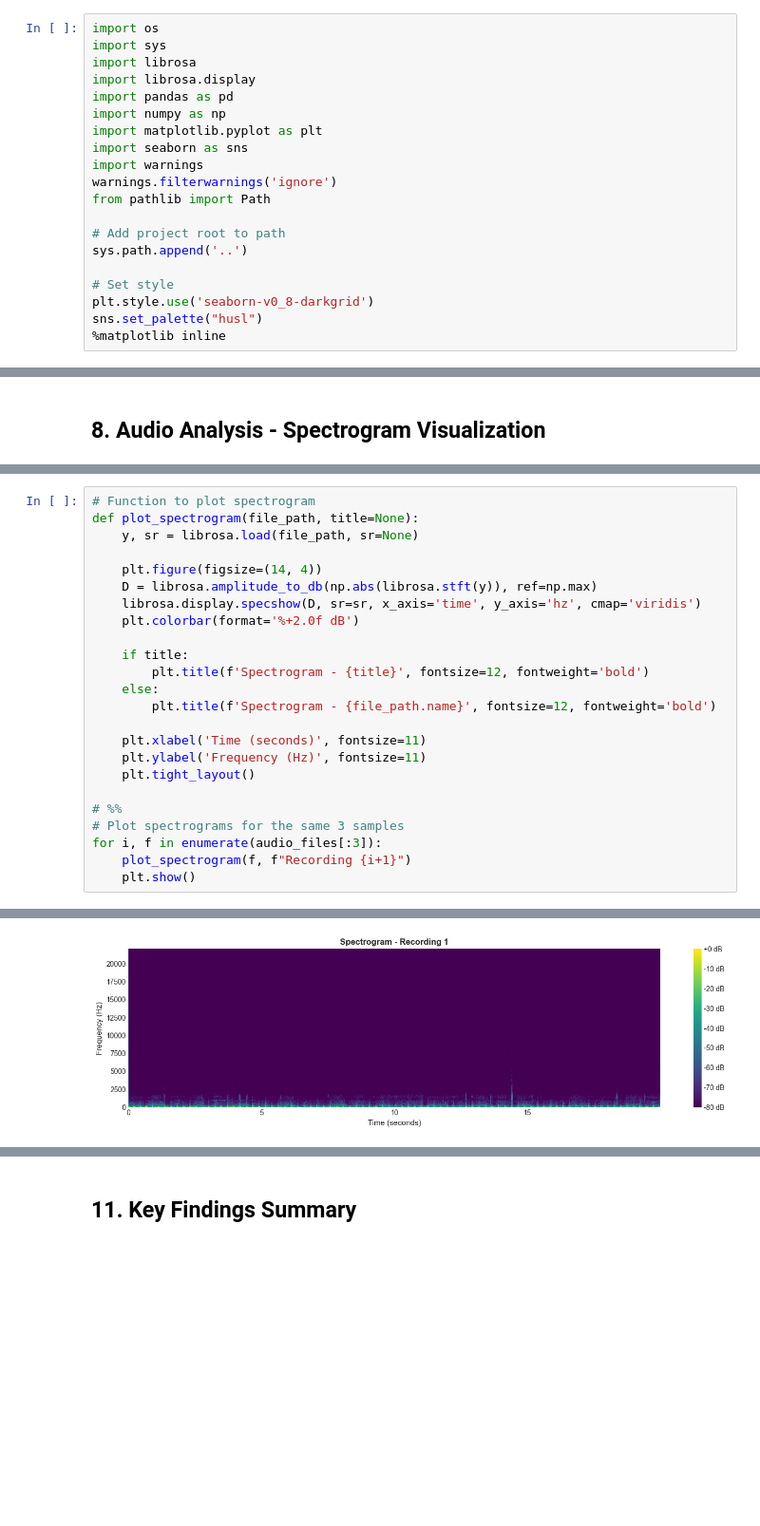
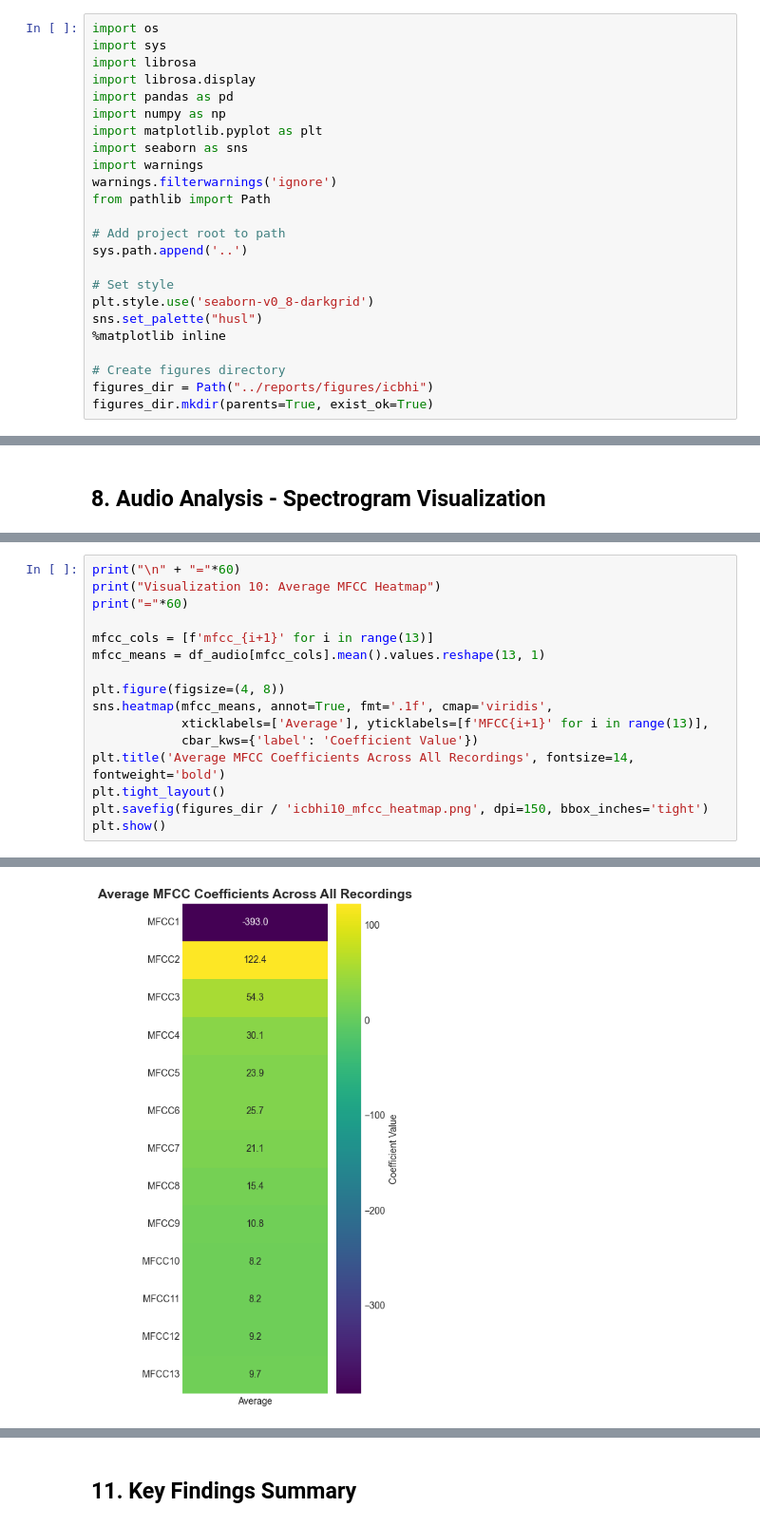
Before and after one commit to mablemunanura/NEONATES, a Jupyter notebook: notebooks/eda_icbhi.ipynb, the cells around one changed output, grey strips where cells are left out. Shown at 95% size. Saved outputs shown, nothing was run; the diff lists cells and outputs as text; blank space fills up the shorter version.

```diff
--- a/notebooks/eda_icbhi.ipynb
+++ b/notebooks/eda_icbhi.ipynb
@@ -25,6 +25,10 @@ sys.path.append('..')
 plt.style.use('seaborn-v0_8-darkgrid')
 sns.set_palette("husl")
 %matplotlib inline
+
+# Create figures directory
+figures_dir = Path("../reports/figures/icbhi")
+figures_dir.mkdir(parents=True, exist_ok=True)
 # %% [markdown]
 ## 2. Define Path
 # %%
@@ -342,25 +534,17 @@ for i, f in enumerate(sample_waveforms):
 # %%
-# Function to plot spectrogram
-def plot_spectrogram(file_path, title=None):
-    y, sr = librosa.load(file_path, sr=None)
+print("\n" + "="*60)
+print("Visualization 10: Average MFCC Heatmap")
+print("="*60)
 
-    plt.figure(figsize=(14, 4))
-    D = librosa.amplitude_to_db(np.abs(librosa.stft(y)), ref=np.max)
-    librosa.display.specshow(D, sr=sr, x_axis='time', y_axis='hz', cmap='viridis')
-    plt.colorbar(format='%+2.0f dB')
+mfcc_cols = [f'mfcc_{i+1}' for i in range(13)]
+mfcc_means = df_audio[mfcc_cols].mean().values.reshape(13, 1)
 
-    if title:
-        plt.title(f'Spectrogram - {title}', fontsize=12, fontweight='bold')
-    else:
-        plt.title(f'Spectrogram - {file_path.name}', fontsize=12, fontweight='bold')
-
-    plt.xlabel('Time (seconds)', fontsize=11)
-    plt.ylabel('Frequency (Hz)', fontsize=11)
-    plt.tight_layout()
-
-# %%
-# Plot spectrograms for the same 3 samples
-for i, f in enumerate(audio_files[:3]):
-    plot_spectrogram(f, f"Recording {i+1}")
-    plt.show()
+plt.figure(figsize=(4, 8))
+sns.heatmap(mfcc_means, annot=True, fmt='.1f', cmap='viridis',
+            xticklabels=['Average'], yticklabels=[f'MFCC{i+1}' for i in range(13)],
+            cbar_kws={'label': 'Coefficient Value'})
+plt.title('Average MFCC Coefficients Across All Recordings', fontsize=14, fontweight='bold')
+plt.tight_layout()
+plt.savefig(figures_dir / 'icbhi10_mfcc_heatmap.png', dpi=150, bbox_inches='tight')
+plt.show()
 # %% [output]
@@ -367 +554 @@ for i, f in enumerate(audio_files[:3]):
-[figure, old version]
+[figure, new version]
```
Also changed, not shown: parts of 44 cells of this notebook, 2 other files.
